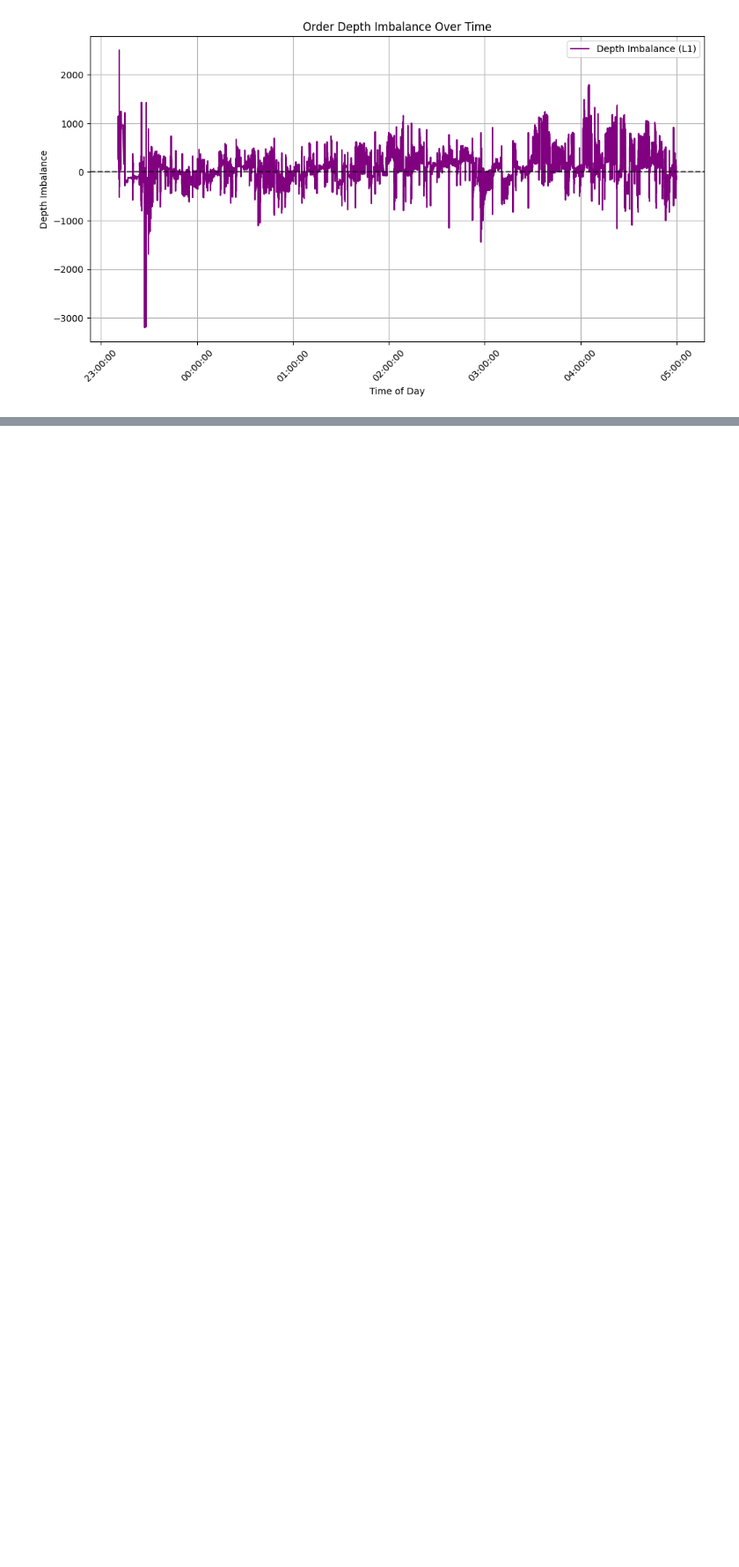
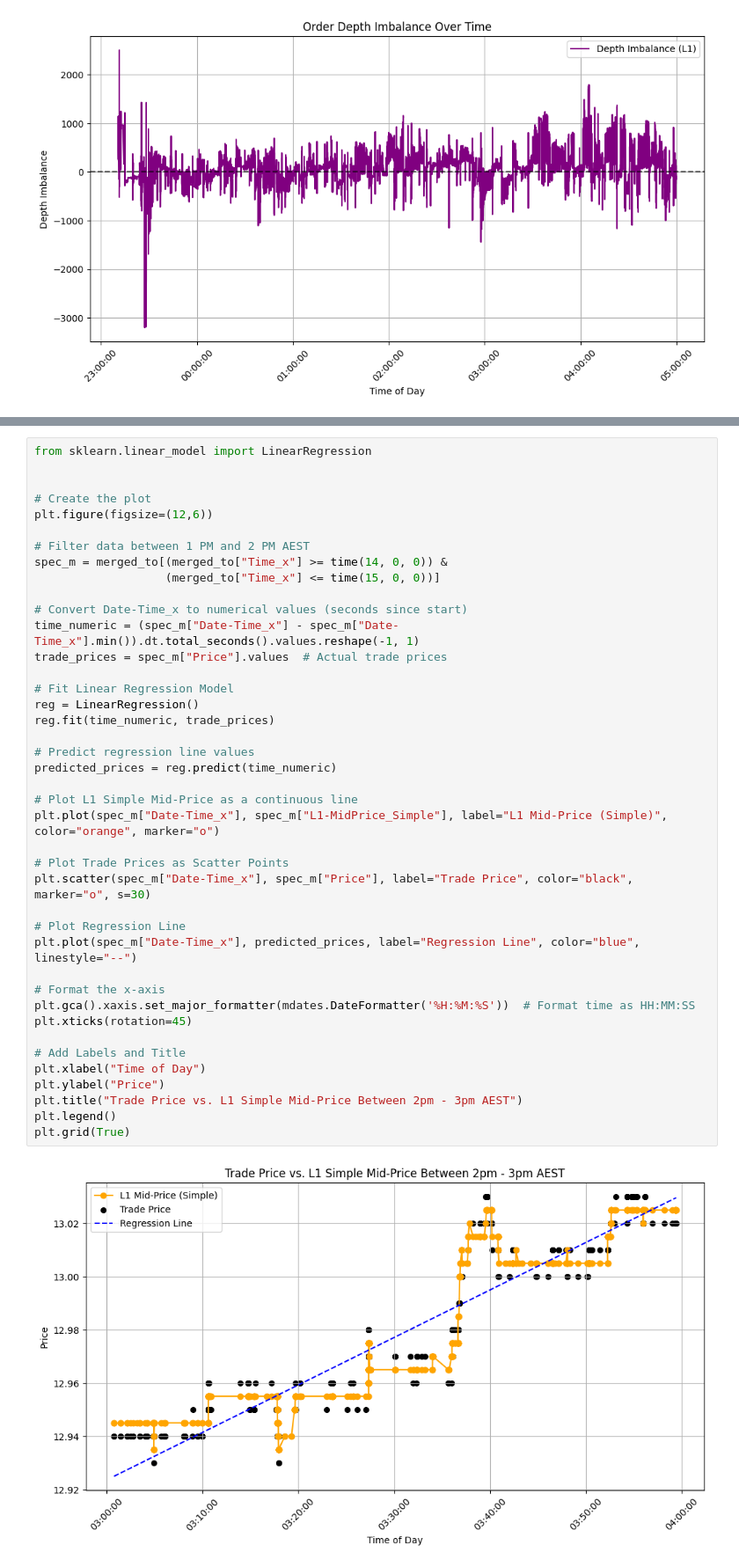
Before and after one commit to phadke555/Activity-1, a Jupyter notebook: orders_analysis.ipynb, the cells around one changed output, grey strips where cells are left out. Shown at 88% size. Drawn from its saved outputs; the diff is of its cells as text; blank space fills up the shorter version.

```diff
--- a/orders_analysis.ipynb
+++ b/orders_analysis.ipynb
@@ -244,0 +284,43 @@ merged_to[["Price", "L1-MidPrice_Simple", "L1-MidPrice_VW", "L1-MidPrice_SCVW",
+# %%
+from sklearn.linear_model import LinearRegression
+
+
+# Create the plot
+plt.figure(figsize=(12,6))
+
+# Filter data between 1 PM and 2 PM AEST
+spec_m = merged_to[(merged_to["Time_x"] >= time(14, 0, 0)) &
+                   (merged_to["Time_x"] <= time(15, 0, 0))]
+
+# Convert Date-Time_x to numerical values (seconds since start)
+time_numeric = (spec_m["Date-Time_x"] - spec_m["Date-Time_x"].min()).dt.total_seconds().values.reshape(-1, 1)
+trade_prices = spec_m["Price"].values  # Actual trade prices
+
+# Fit Linear Regression Model
+reg = LinearRegression()
+reg.fit(time_numeric, trade_prices)
+
+# Predict regression line values
+predicted_prices = reg.predict(time_numeric)
+
+# Plot L1 Simple Mid-Price as a continuous line
+plt.plot(spec_m["Date-Time_x"], spec_m["L1-MidPrice_Simple"], label="L1 Mid-Price (Simple)", color="orange", marker="o")
+
+# Plot Trade Prices as Scatter Points
+plt.scatter(spec_m["Date-Time_x"], spec_m["Price"], label="Trade Price", color="black", marker="o", s=30)
+
+# Plot Regression Line
+plt.plot(spec_m["Date-Time_x"], predicted_prices, label="Regression Line", color="blue", linestyle="--")
+
+# Format the x-axis
+plt.gca().xaxis.set_major_formatter(mdates.DateFormatter('%H:%M:%S'))  # Format time as HH:MM:SS
+plt.xticks(rotation=45)
+
+# Add Labels and Title
+plt.xlabel("Time of Day")
+plt.ylabel("Price")
+plt.title("Trade Price vs. L1 Simple Mid-Price Between 2pm - 3pm AEST")
+plt.legend()
+plt.grid(True)
+# %% [output]
+[figure, added]
```
Also changed, not shown: parts of 21 cells of this notebook.
